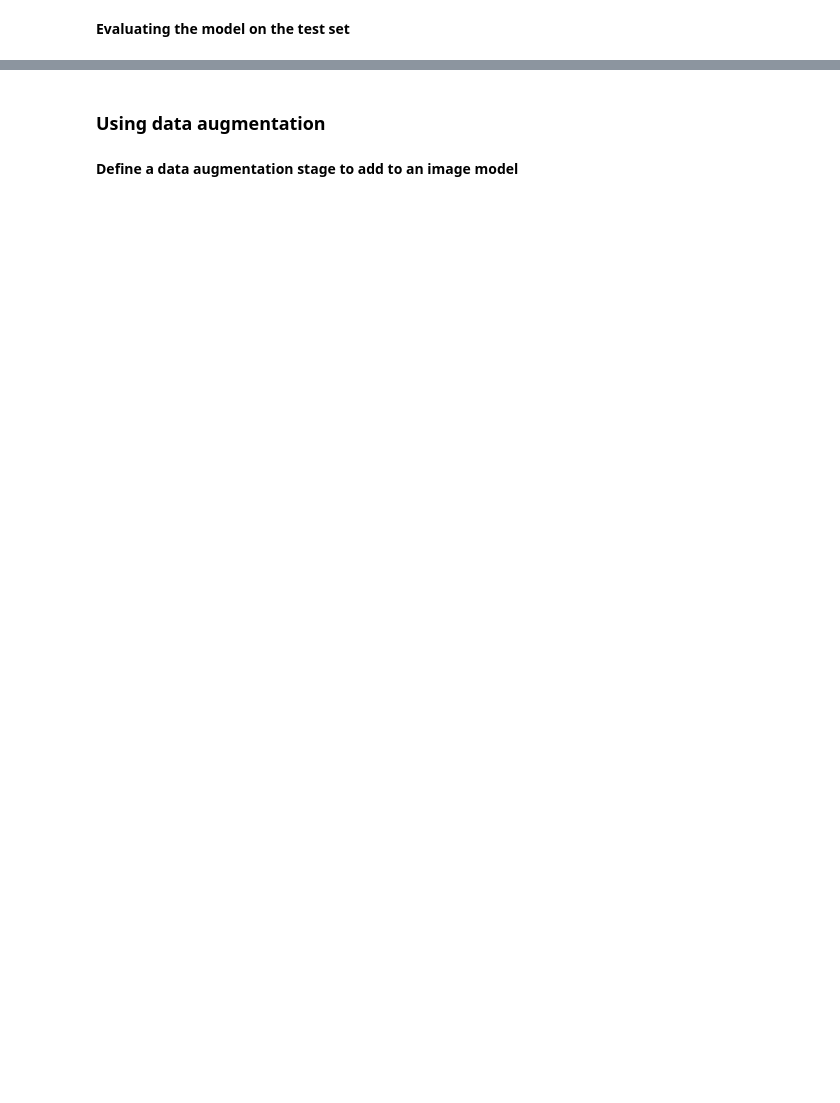
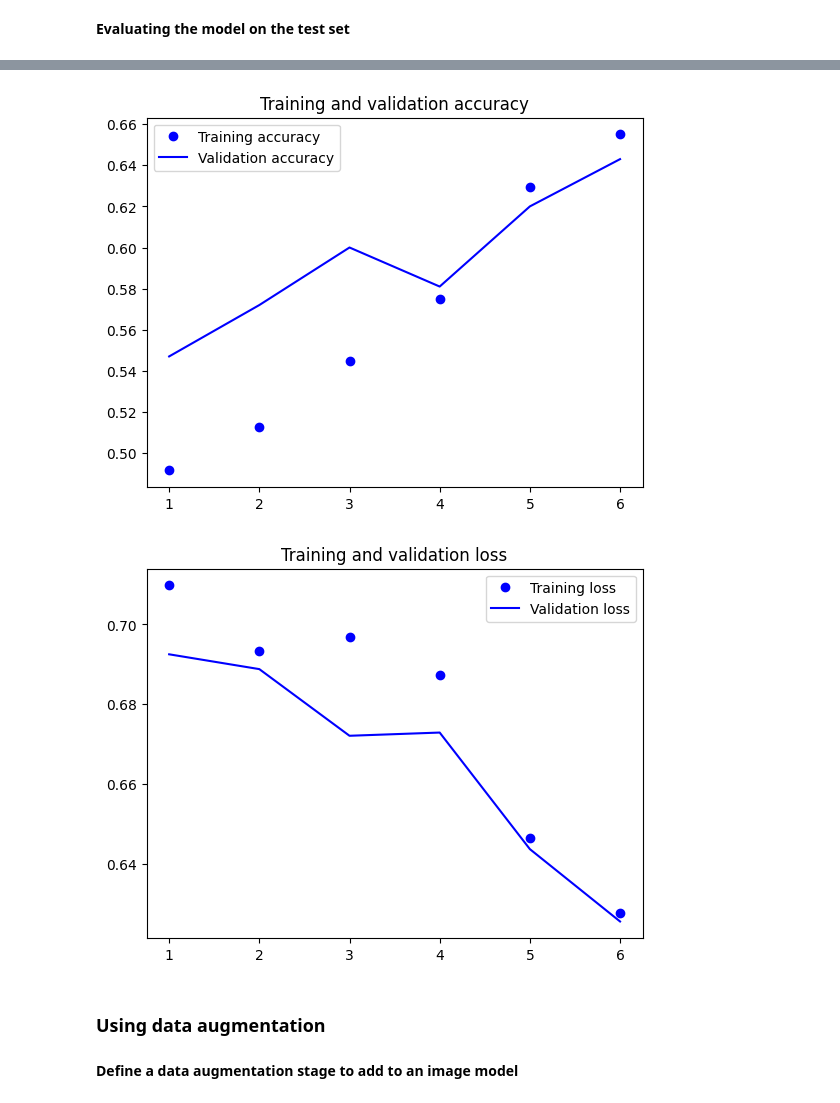
Before and after one commit to ftk1000/deep-learning-with-python-notebooks, a Jupyter notebook: chapter08_introCNN_VER2.ipynb, the cells around one changed output, grey strips where cells are left out. Cells and saved outputs as stored; diff of their text form; code cells hidden in the pictures; blank space fills up the shorter version.

```diff
--- a/chapter08_introCNN_VER2.ipynb
+++ b/chapter08_introCNN_VER2.ipynb
@@ -270,13 +478,14 @@ for data_batch, labels_batch in train_dataset:
 # %%
 %%time
-callbacks = [
-    keras.callbacks.ModelCheckpoint(
-        filepath="convnet_from_scratch.keras",
-        save_best_only=True,
-        monitor="val_loss")
-]
+# callbacks = [
+#     keras.callbacks.ModelCheckpoint(
+#         filepath="convnet_from_scratch.keras",
+#         save_best_only=True,
+#         monitor="val_loss")
+# ]
 history = model.fit(
     train_dataset,
     epochs=30,
     validation_data=validation_dataset,
-    callbacks=callbacks)
+    # callbacks=callbacks
+    )
@@ -309,0 +549,16 @@ print(f"Test accuracy: {test_acc:.3f}")
+# %%
+%%time
+
+m2 = get_cnn_model()
+# m2.summary()
+
+m2.compile(loss="binary_crossentropy",
+              optimizer="rmsprop",
+              metrics=["accuracy"])
+
+hist2 = m2.fit(
+    train_dataset,
+    epochs=6,
+    validation_data=validation_dataset,
+    verbose=0
+    )
@@ -309,0 +568,5 @@ print(f"Test accuracy: {test_acc:.3f}")
+# %%
+show_plots_val_acc_n_loss(hist2)
+# %% [output]
+[figure, added]
+[figure, added]
```
Also changed, not shown: parts of 55 cells of this notebook.
